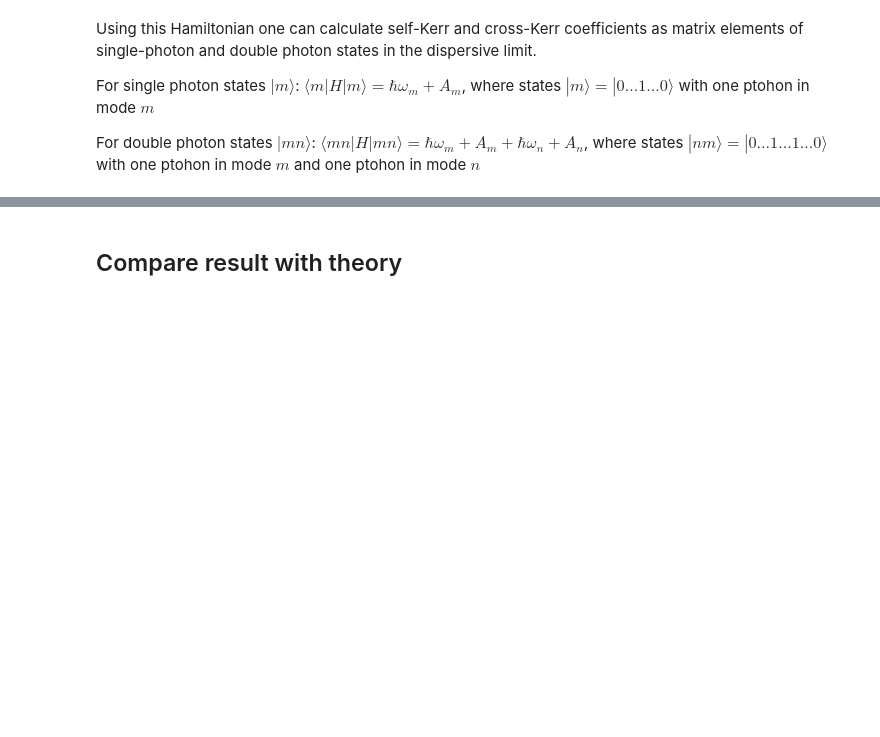
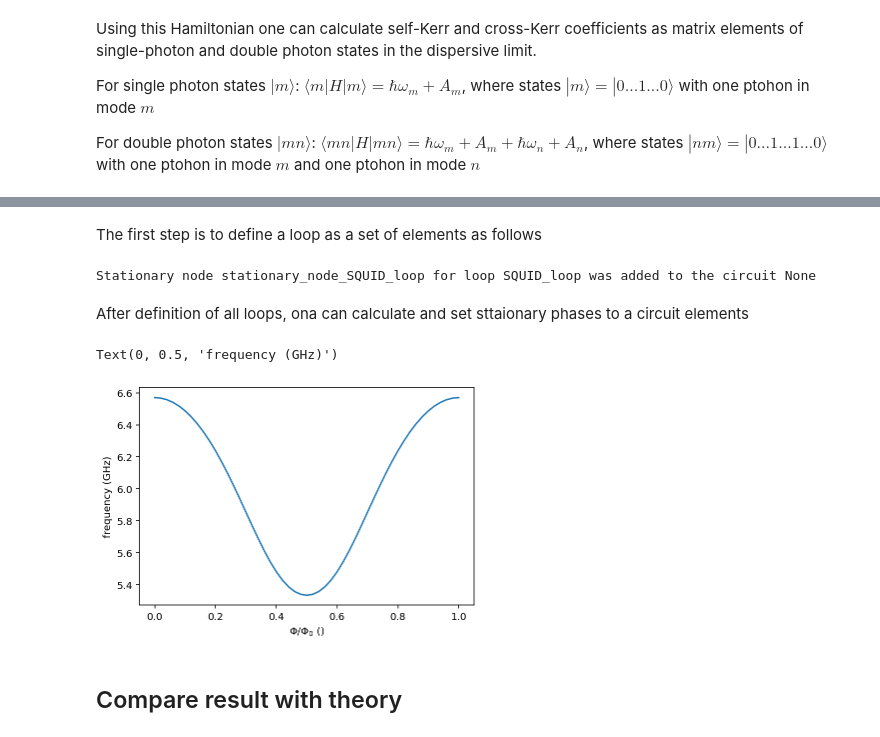
Before and after one commit to ooovector/tlsim2, a Jupyter notebook: example_notebooks/TLSim2 quantization tutorial.ipynb, the cells around one changed output, grey strips where cells are left out. Saved outputs shown, nothing was run; the diff lists cells and outputs as text; code cells hidden in the pictures; blank space fills up the shorter version.

Commit message:
Loops can now be used to add external magnetic flux

```diff
--- a/example_notebooks/TLSim2 quantization tutorial.ipynb
+++ b/example_notebooks/TLSim2 quantization tutorial.ipynb
@@ -30,13 +32,16 @@ print(f"Transmon ratio is {ratio}")
 capacitor_qubit = LumpedTwoTerminal(name='Cq', c=Cq)
 
 # qubit nonlinear element
-jj =  JosephsonJunction(name='JJ', ej=EJ)
+jj1 =  JosephsonJunction(name='JJ1', ej=1 * EJ / 6)
+jj2 =  JosephsonJunction(name='JJ2', ej=5 * EJ / 6)
 
 from tlsim2.circuit import Circuit
 
 linear_circuit = Circuit()
 linear_circuit.add_element(capacitor_qubit, {'i': 0, 'o': 1})
-linear_circuit.add_element(jj, {'i': 0, 'o': 1})
+
+linear_circuit.add_element(jj1, {'i': 0, 'o': 1})
+linear_circuit.add_element(jj2, {'i': 0, 'o': 1})
 linear_circuit.short(0)
 
 w, v, node_names = linear_circuit.compute_system_modes(only_positive=True)
@@ -101,7 +103,7 @@ $J$ is a number of non-linear elements in the system,
 
 $p_{\text{max}}$ is a maximum order of expansion
 # %%
-ham = nonlinear_circuit.get_hamiltonian_perturbation(modes=[0], num_levels=[5], order=4)
+ham = nonlinear_circuit.get_hamiltonian_perturbation(modes=[0], num_levels=[7], order=4)
 
 import scipy
 energies, states = np.linalg.eigh(ham)
@@ -118,6 +120,6 @@ For single photon states $|m \rangle$: $\langle m|H|m \rangle = \hbar \omega_m +
 For double photon states $|m n \rangle$: $\langle mn|H|mn \rangle = \hbar \omega_m + A_m + \hbar \omega_n + A_n$, where states $|nm \rangle = |0...1...1...0 \rangle $ with one ptohon in mode $m$ and one ptohon in mode $n$
 # %%
 omegas = nonlinear_circuit.circuit.w[2:].imag
-energies, kerr = nonlinear_circuit.get_kerr_matrix_hamiltonian(modes=[0], num_levels=[4])
+energies, kerr = nonlinear_circuit.get_kerr_matrix_hamiltonian(modes=[0], num_levels=[6])
 kerr / hbar / 2 / np.pi
 # %% [output]
@@ -125,3 +144,37 @@ array([[-1.5930027e+08+0.j]])
+# %% [markdown]
+The first step is to define a loop as a set of elements as follows
+# %%
+from tlsim2.circuit_stationary_phases import CircuitStationaryPhases
+
+circuit_stationary_phases = CircuitStationaryPhases(linear_circuit)
+circuit_stationary_phases.add_circuit_loop(loop_name='SQUID_loop', loop=[jj1, jj2])
+circuit_stationary_phases.setup_stationary_phases()
+# %% [output]
+Stationary node stationary_node_SQUID_loop for loop SQUID_loop was added to the circuit None
+# %% [markdown]
+After definition of all loops, ona can calculate and set sttaionary phases to a circuit elements
+# %%
+phi_ext =  np.linspace(0., 2 * np.pi, 51)
+
+frequencies01 = np.zeros(len(phi_ext))
+for i, flux in enumerate(phi_ext):
+    circuit_stationary_phases.reset_phases()
+    circuit_stationary_phases.circuit_loops.SQUID_loop.flux = flux
+    stationary_phases = circuit_stationary_phases.get_stationary_phases()
+    circuit_stationary_phases.set_stationary_phases(stationary_phases, report=False)
+    linear_circuit.compute_system_modes(only_positive=True)
+    ham = nonlinear_circuit.get_hamiltonian_perturbation(modes=[0], num_levels=[5], order=4)
+    energies, states = np.linalg.eigh(ham)
+    transitions = (energies - energies[0]) / hbar / 2 / np.pi
+    frequencies01[i] =  transitions[1]
+
+
+plt.plot(phi_ext / np.pi / 2, frequencies01 / 1e9)
+plt.xlabel("$\Phi / \Phi_0$ ()")
+plt.ylabel("frequency (GHz)")
+# %% [output]
+Text(0, 0.5, 'frequency (GHz)')
+[figure, added]
 # %% [markdown]
 ## Compare result with theory
 # %% [markdown]
```
Also changed, not shown: parts of 14 cells of this notebook, 7 other files.
